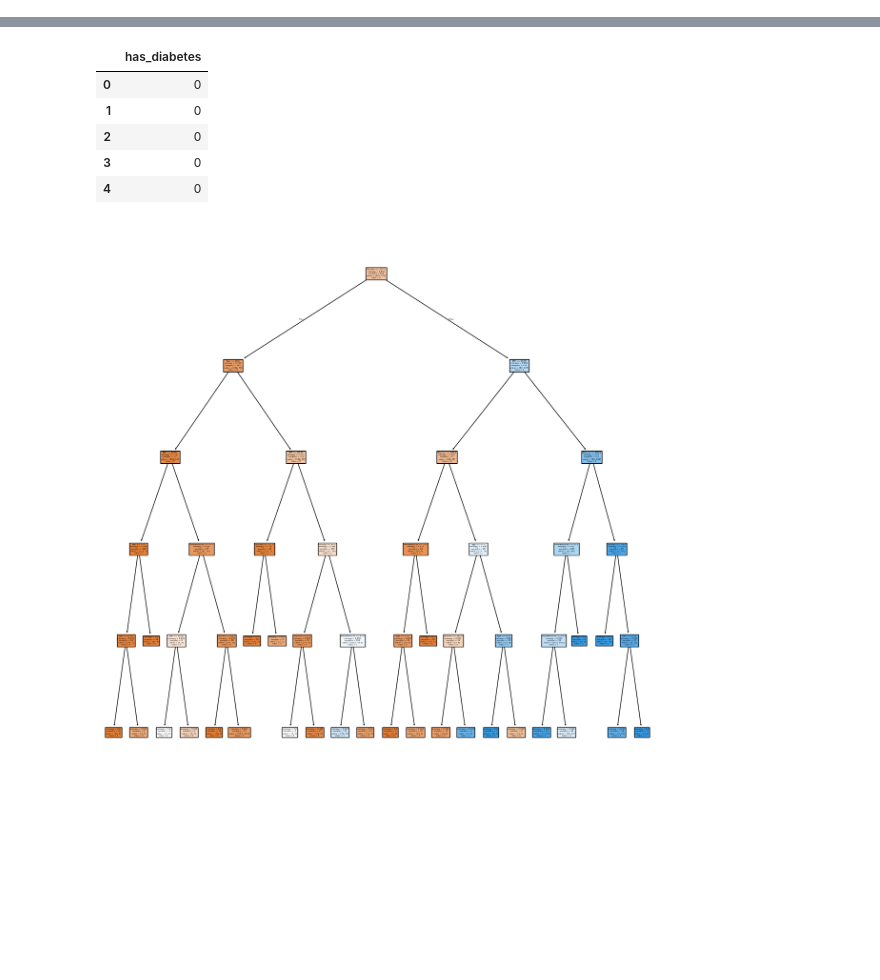
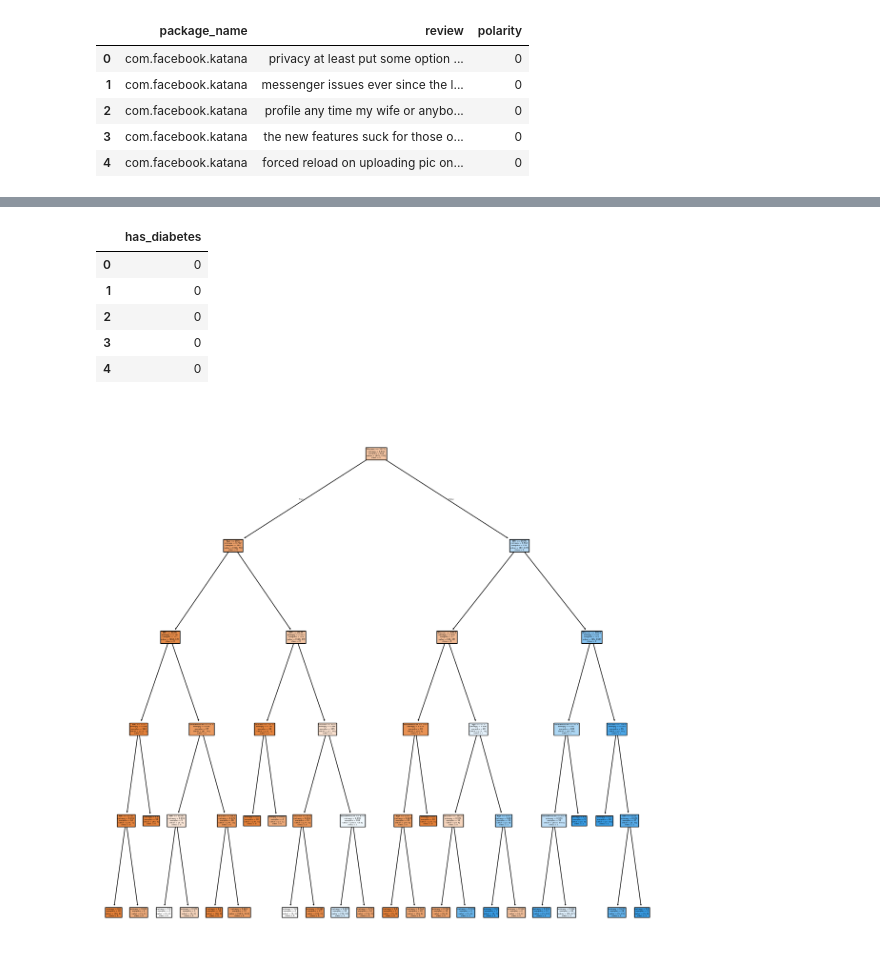
Before and after one commit to 4GeeksAcademy/Naive_Bayes_Project_Tutorial_DianaM, a Jupyter notebook: src/explore.ipynb, the cells around one changed output, grey strips where cells are left out. Saved outputs shown, nothing was run; the diff lists cells and outputs as text; code cells hidden in the pictures; blank space fills up the shorter version.

```diff
--- a/src/explore.ipynb
+++ b/src/explore.ipynb
@@ -25,2 +23,15 @@ from sklearn.metrics import mean_squared_error, r2_score
 
 from pickle import dump
+# %%
+resource_url = 'https://improved-yodel-7vr4wwrp4jv9cwp6q.github.dev/'
+
+df = pd.read_csv("https://raw.githubusercontent.com/4GeeksAcademy/naive-bayes-project-tutorial/main/playstore_reviews.csv")
+
+df.head()
+# %% [output]
+|  | package_name | review | polarity |
+| 0 | com.facebook.katana | privacy at least put some option ... | 0 |
+| 1 | com.facebook.katana | messenger issues ever since the l... | 0 |
+| 2 | com.facebook.katana | profile any time my wife or anybo... | 0 |
+| 3 | com.facebook.katana | the new features suck for those o... | 0 |
+| 4 | com.facebook.katana | forced reload on uploading pic on... | 0 |
```
Also changed, not shown: parts of 18 cells of this notebook, 10 other files.
